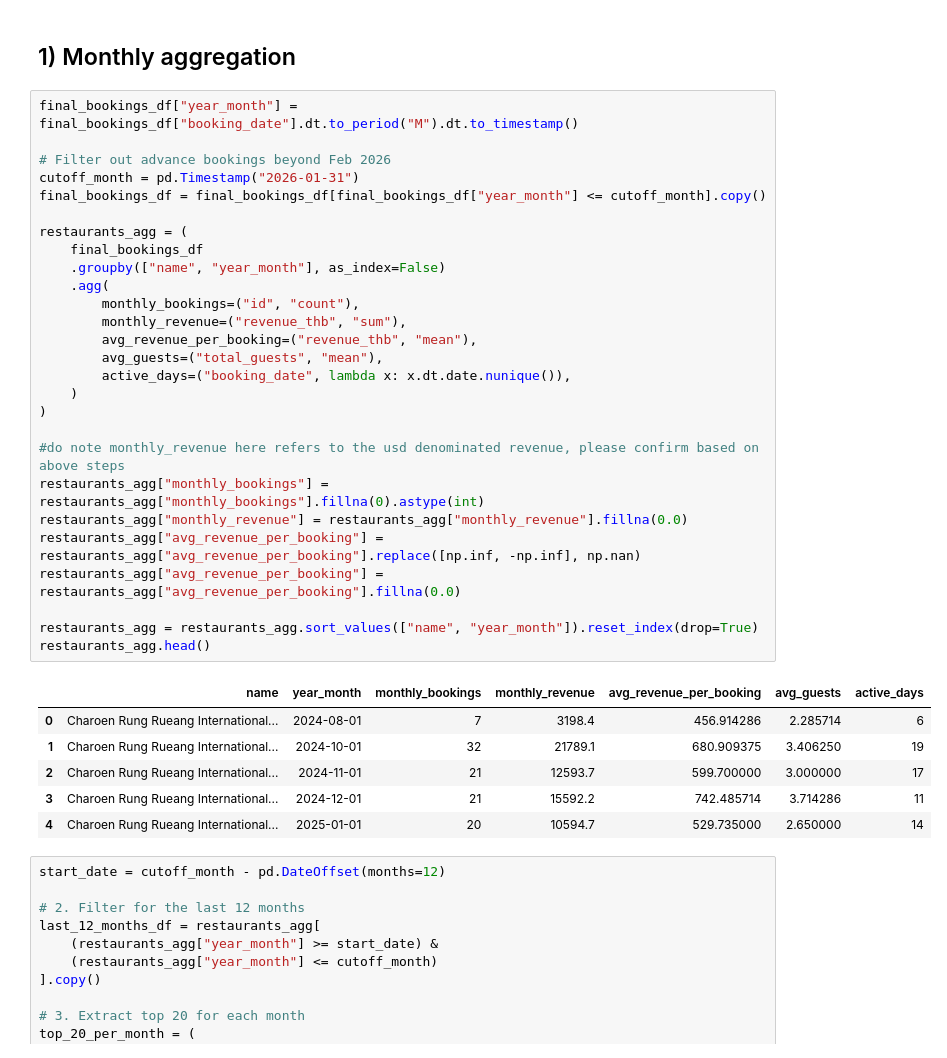
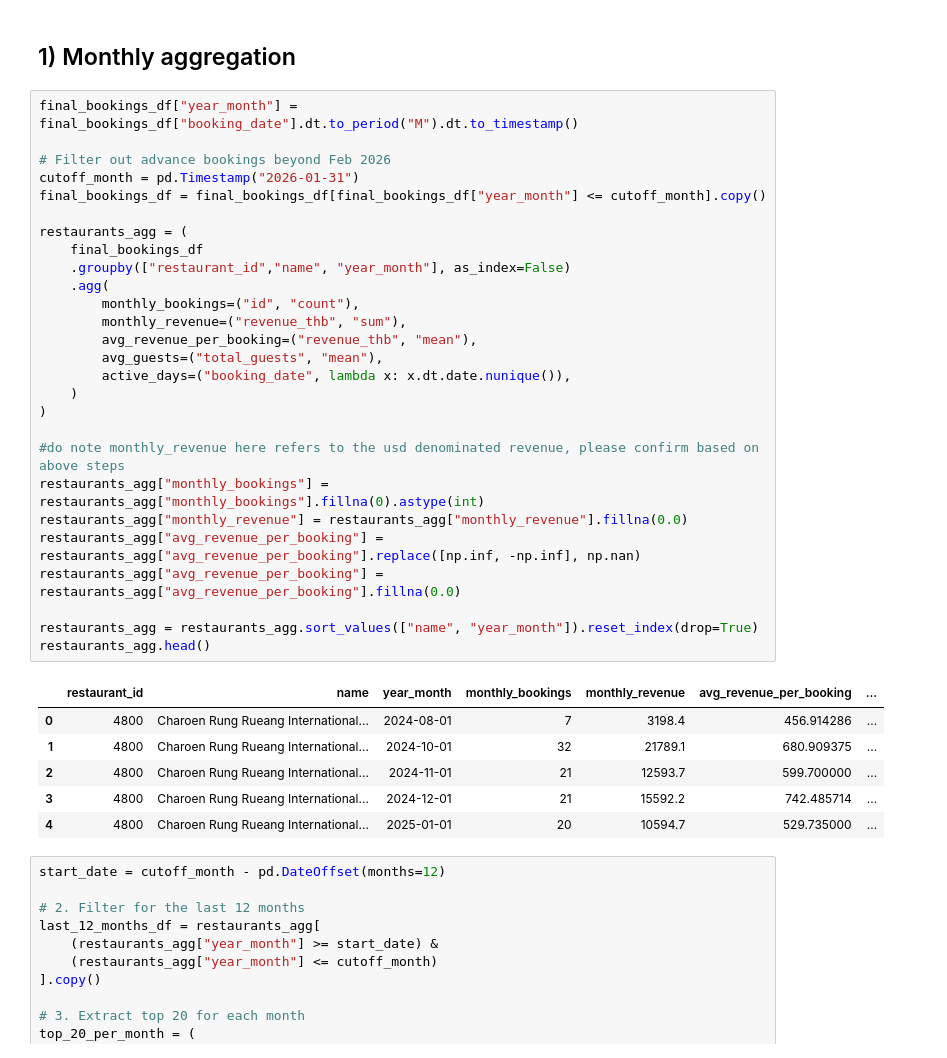
Before and after one commit to liyunling2/OPE, a Jupyter notebook: _2_feature_engineering+momentum/start/momentum.ipynb, the cells around one changed output. Cells and saved outputs as stored; diff of their text form.

```diff
--- a/_2_feature_engineering+momentum/start/momentum.ipynb
+++ b/_2_feature_engineering+momentum/start/momentum.ipynb
@@ -299,37 +299,37 @@ final_bookings_df.to_parquet("valid_bookings_with_currency_and_google_restaurant
 # %%
 final_bookings_df["year_month"] = final_bookings_df["booking_date"].dt.to_period("M").dt.to_timestamp()
 
 # Filter out advance bookings beyond Feb 2026
 cutoff_month = pd.Timestamp("2026-01-31")
 final_bookings_df = final_bookings_df[final_bookings_df["year_month"] <= cutoff_month].copy()
 
 restaurants_agg = (
     final_bookings_df
-    .groupby(["name", "year_month"], as_index=False)
+    .groupby(["restaurant_id","name", "year_month"], as_index=False)
     .agg(
         monthly_bookings=("id", "count"),
         monthly_revenue=("revenue_thb", "sum"),
         avg_revenue_per_booking=("revenue_thb", "mean"),
         avg_guests=("total_guests", "mean"),
         active_days=("booking_date", lambda x: x.dt.date.nunique()),
     )
 )
 
 #do note monthly_revenue here refers to the usd denominated revenue, please confirm based on above steps
 restaurants_agg["monthly_bookings"] = restaurants_agg["monthly_bookings"].fillna(0).astype(int)
 restaurants_agg["monthly_revenue"] = restaurants_agg["monthly_revenue"].fillna(0.0)
 restaurants_agg["avg_revenue_per_booking"] = restaurants_agg["avg_revenue_per_booking"].replace([np.inf, -np.inf], np.nan)
 restaurants_agg["avg_revenue_per_booking"] = restaurants_agg["avg_revenue_per_booking"].fillna(0.0)
 
 restaurants_agg = restaurants_agg.sort_values(["name", "year_month"]).reset_index(drop=True)
 restaurants_agg.head()
 # %% [output]
-|  | name | year_month | monthly_bookings | monthly_revenue | avg_revenue_per_booking | avg_guests | active_days |
-| 0 | Charoen Rung Rueang International... | 2024-08-01 | 7 | 3198.4 | 456.914286 | 2.285714 | 6 |
-| 1 | Charoen Rung Rueang International... | 2024-10-01 | 32 | 21789.1 | 680.909375 | 3.406250 | 19 |
-| 2 | Charoen Rung Rueang International... | 2024-11-01 | 21 | 12593.7 | 599.700000 | 3.000000 | 17 |
-| 3 | Charoen Rung Rueang International... | 2024-12-01 | 21 | 15592.2 | 742.485714 | 3.714286 | 11 |
-| 4 | Charoen Rung Rueang International... | 2025-01-01 | 20 | 10594.7 | 529.735000 | 2.650000 | 14 |
+|  | restaurant_id | name | year_month | monthly_bookings | monthly_revenue | avg_revenue_per_booking | ... |
+| 0 | 4800 | Charoen Rung Rueang International... | 2024-08-01 | 7 | 3198.4 | 456.914286 | ... |
+| 1 | 4800 | Charoen Rung Rueang International... | 2024-10-01 | 32 | 21789.1 | 680.909375 | ... |
+| 2 | 4800 | Charoen Rung Rueang International... | 2024-11-01 | 21 | 12593.7 | 599.700000 | ... |
+| 3 | 4800 | Charoen Rung Rueang International... | 2024-12-01 | 21 | 15592.2 | 742.485714 | ... |
+| 4 | 4800 | Charoen Rung Rueang International... | 2025-01-01 | 20 | 10594.7 | 529.735000 | ... |
 # %%
 start_date = cutoff_month - pd.DateOffset(months=12)
 
```
Also changed, not shown: parts of 5 cells of this notebook, 7 other files.
